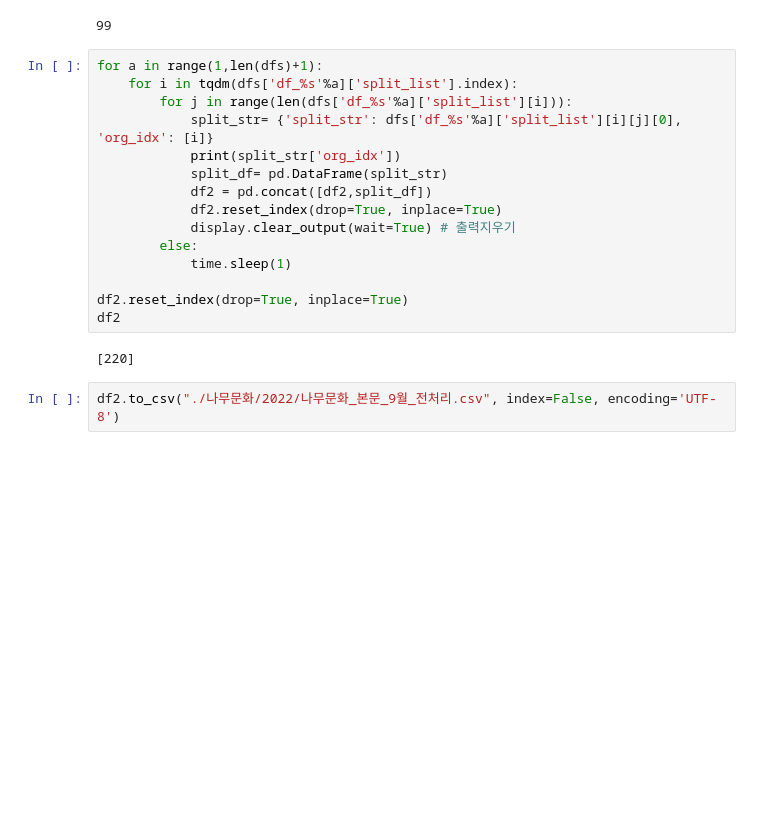
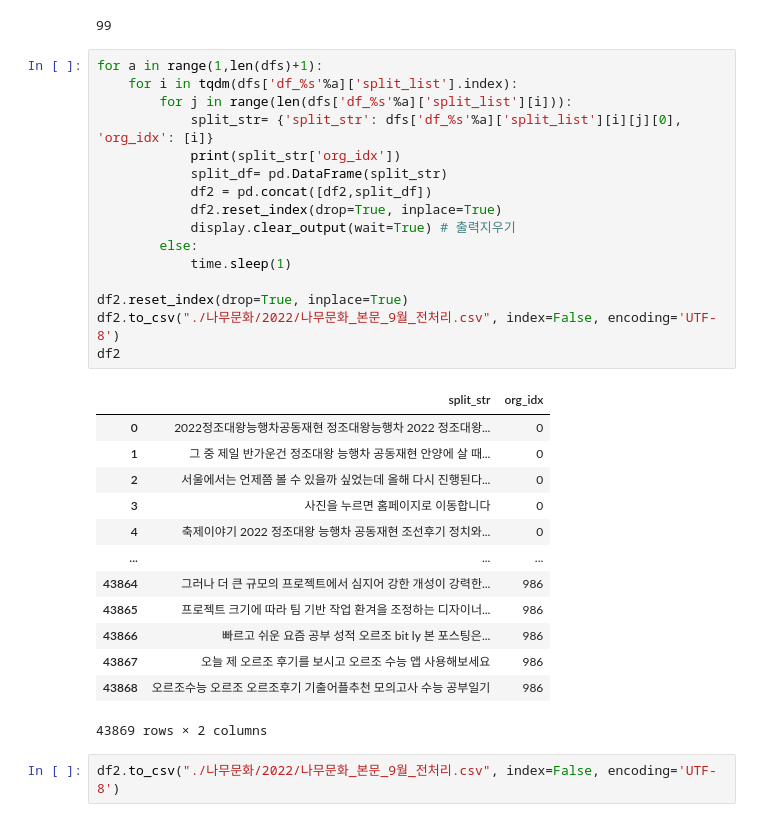
Before and after one commit to DDalaDDula/NIFoS, a Jupyter notebook: 문화/한글_텍스트_전처리_9월(불용어_제거_및_문장분리).ipynb, the cells around one changed output. Drawn from its saved outputs; the diff is of its cells as text; blank space fills up the shorter version.

```diff
--- a/문화/한글_텍스트_전처리_9월(불용어_제거_및_문장분리).ipynb
+++ b/문화/한글_텍스트_전처리_9월(불용어_제거_및_문장분리).ipynb
@@ -131,19 +143,32 @@ len(dfs)
 # %%
 for a in range(1,len(dfs)+1):
     for i in tqdm(dfs['df_%s'%a]['split_list'].index):
         for j in range(len(dfs['df_%s'%a]['split_list'][i])):
             split_str= {'split_str': dfs['df_%s'%a]['split_list'][i][j][0], 'org_idx': [i]}
             print(split_str['org_idx'])
             split_df= pd.DataFrame(split_str)
             df2 = pd.concat([df2,split_df])
             df2.reset_index(drop=True, inplace=True)
             display.clear_output(wait=True) # 출력지우기
         else:
             time.sleep(1)
 
 df2.reset_index(drop=True, inplace=True)
+df2.to_csv("./나무문화/2022/나무문화_본문_9월_전처리.csv", index=False, encoding='UTF-8')
 df2
 # %% [output]
+|  | split_str | org_idx |
+| 0 | 2022정조대왕능행차공동재현 정조대왕능행차 2022 정조대왕... | 0 |
+| 1 | 그 중 제일 반가운건 정조대왕 능행차 공동재현 안양에 살 때... | 0 |
+| 2 | 서울에서는 언제쯤 볼 수 있을까 싶었는데 올해 다시 진행된다... | 0 |
+| 3 | 사진을 누르면 홈페이지로 이동합니다 | 0 |
+| 4 | 축제이야기 2022 정조대왕 능행차 공동재현 조선후기 정치와... | 0 |
+| ... | ... | ... |
+| 43864 | 그러나 더 큰 규모의 프로젝트에서 심지어 강한 개성이 강력한... | 986 |
+| 43865 | 프로젝트 크기에 따라 팀 기반 작업 환겨을 조정하는 디자이너... | 986 |
+| 43866 | 빠르고 쉬운 요즘 공부 성적 오르조 bit ly 본 포스팅은... | 986 |
+| 43867 | 오늘 제 오르조 후기를 보시고 오르조 수능 앱 사용해보세요 | 986 |
+| 43868 | 오르조수능 오르조 오르조후기 기출어플추천 모의고사 수능 공부일기 | 986 |
-[220]
+43869 rows × 2 columns
 # %%
 df2.to_csv("./나무문화/2022/나무문화_본문_9월_전처리.csv", index=False, encoding='UTF-8')
```
Also changed, not shown: parts of 1 cell of this notebook, 4 other files.
